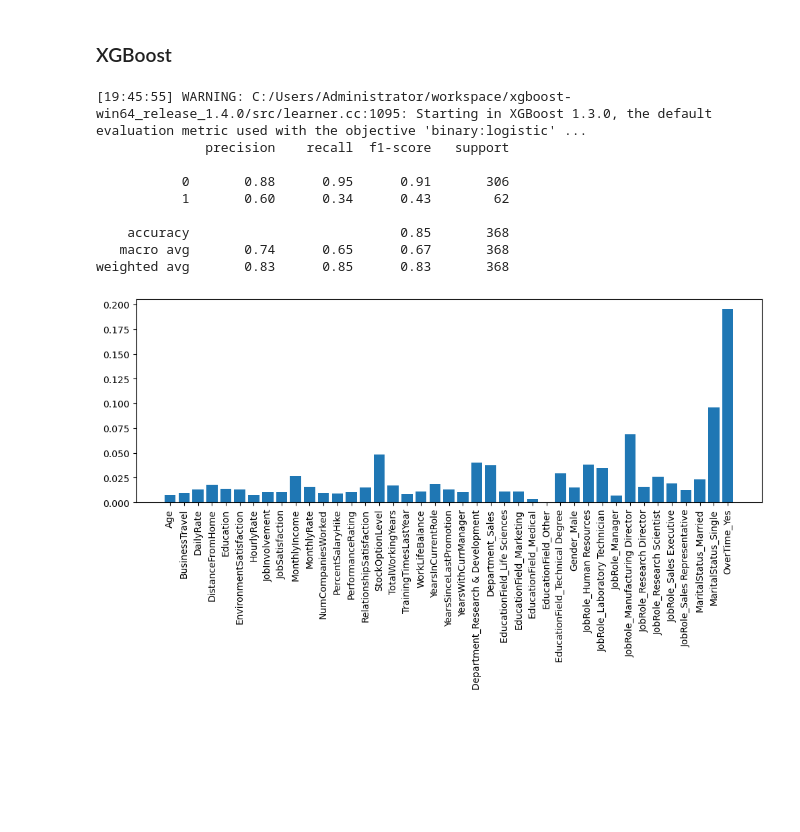
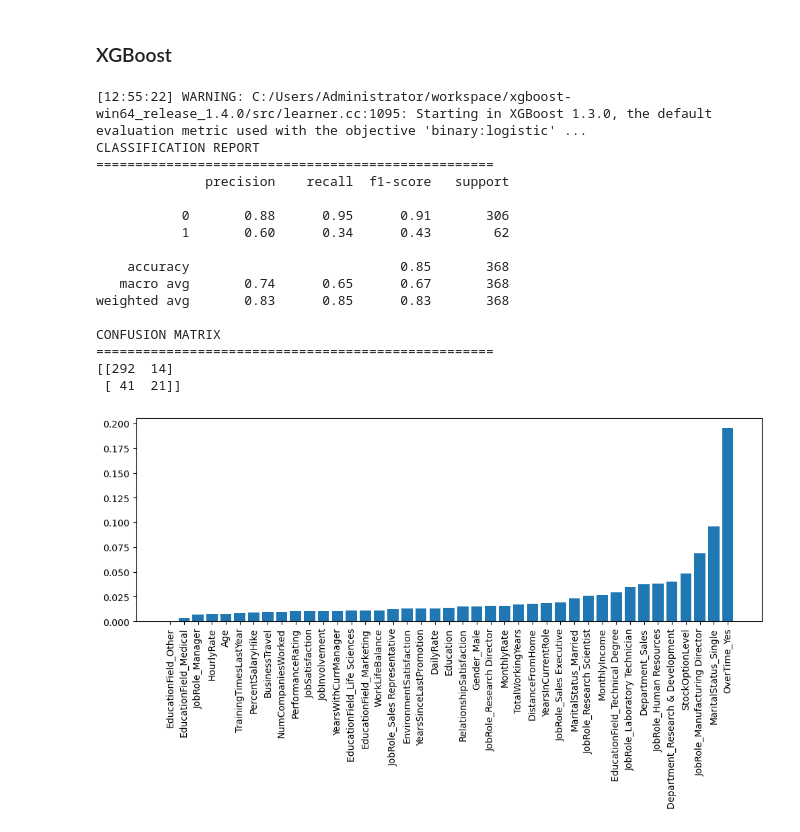
Before and after one commit to syip0005/employee_attrition_ibm, a Jupyter notebook: IBM HR - Preprocessing and Modelling.ipynb, the cells around one changed output. Cells and saved outputs as stored; diff of their text form; code cells hidden in the pictures; blank space fills up the shorter version.

Commit message:
Finished second draft of preprocessing and modelling, initial push of production

```diff
--- a/IBM HR - Preprocessing and Modelling.ipynb
+++ b/IBM HR - Preprocessing and Modelling.ipynb
@@ -156,5 +171,25 @@ Name: Attrition, dtype: int64
 # Machine Learning Models!
 
 ## Decision Tree
+# %%
+# firstly let's code in a predicting and classification function so we don't have to do over and over
+
+from sklearn.metrics import classification_report
+from sklearn.metrics import confusion_matrix
+
+def run_model(model):
+
+    model.fit(X_train_smote, y_train_smote)
+
+    y_pred = model.predict(X_test)
+
+    print("CLASSIFICATION REPORT")
+    print("===================================================")
+    print(classification_report(y_test, y_pred))
+    print("CONFUSION MATRIX")
+    print("===================================================")
+    print(confusion_matrix(y_test, y_pred))
+
+    return None
 # %%
 from sklearn import tree
@@ -235,13 +336,11 @@ from xgboost import XGBClassifier
 
 xgb = XGBClassifier()
 
-xgb.fit(X_train_smote, y_train_smote)
-
-y_pred = xgb.predict(X_test)
-
-print(classification_report(y_test, y_pred))
+run_model(xgb)
 # %% [output]
-[19:45:55] WARNING: C:/Users/Administrator/workspace/xgboost-win64_release_1.4.0/src/learner.cc:1095: Starting in XGBoost 1.3.0, the default evaluation metric used with the objective 'binary:logistic' ...
+[12:55:22] WARNING: C:/Users/Administrator/workspace/xgboost-win64_release_1.4.0/src/learner.cc:1095: Starting in XGBoost 1.3.0, the default evaluation metric used with the objective 'binary:logistic' ...
+CLASSIFICATION REPORT
+===================================================
               precision    recall  f1-score   support
 
            0       0.88      0.95      0.91       306
@@ -250,12 +349,24 @@ print(classification_report(y_test, y_pred))
     accuracy                           0.85       368
    macro avg       0.74      0.65      0.67       368
 weighted avg       0.83      0.85      0.83       368
+
+CONFUSION MATRIX
+===================================================
+[[292  14]
+ [ 41  21]]
 # %%
+# Create dataframe of results
+df_xgb_results = pd.DataFrame()
+df_xgb_results['importance'] = xgb.feature_importances_
+df_xgb_results['names'] = df_main.drop('Attrition',axis=1).columns
+df_xgb_results.set_index('names', inplace=True)
+df_xgb_results.sort_values('importance',axis=0,inplace=True)
+
 fig, ax = plt.subplots(1,1,figsize=(12,4),dpi=100)
 
-ax.bar(x=list(df_main.drop('Attrition',axis=1).columns),height=xgb.feature_importances_)
+ax.bar(x=df_xgb_results.index,height=df_xgb_results['importance'])
 plt.xticks(rotation=90)
 
 plt.show()
 # %% [output]
-[figure, old version]
+[figure, new version]
```
Also changed, not shown: parts of 13 cells of this notebook, 1 other file.
